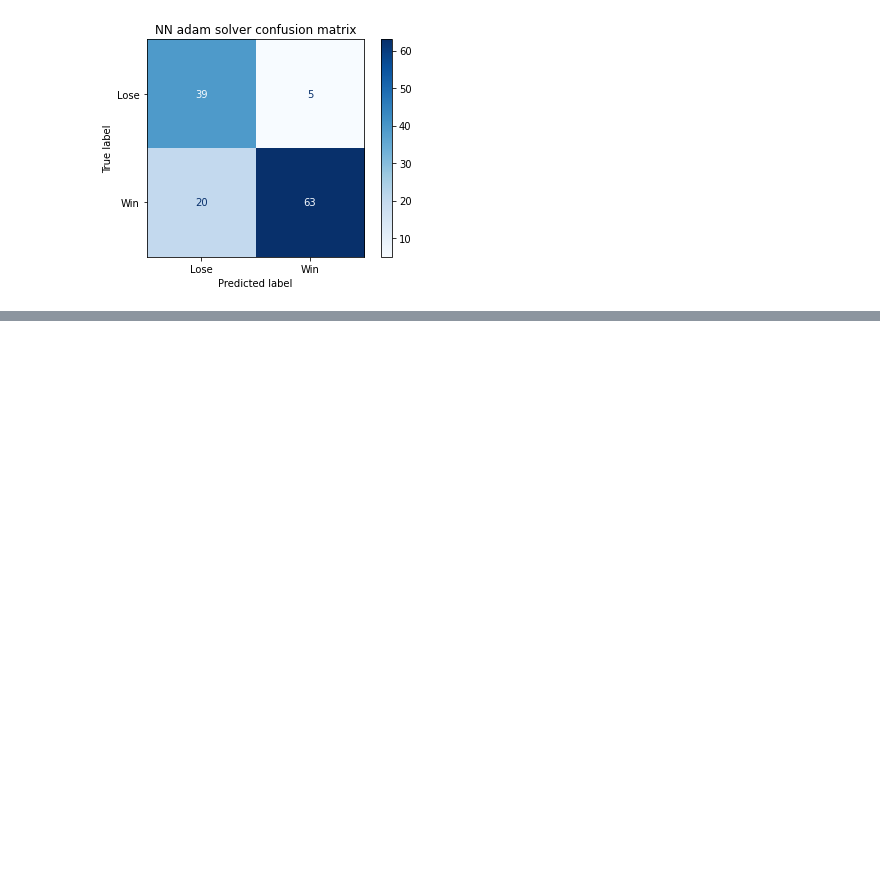
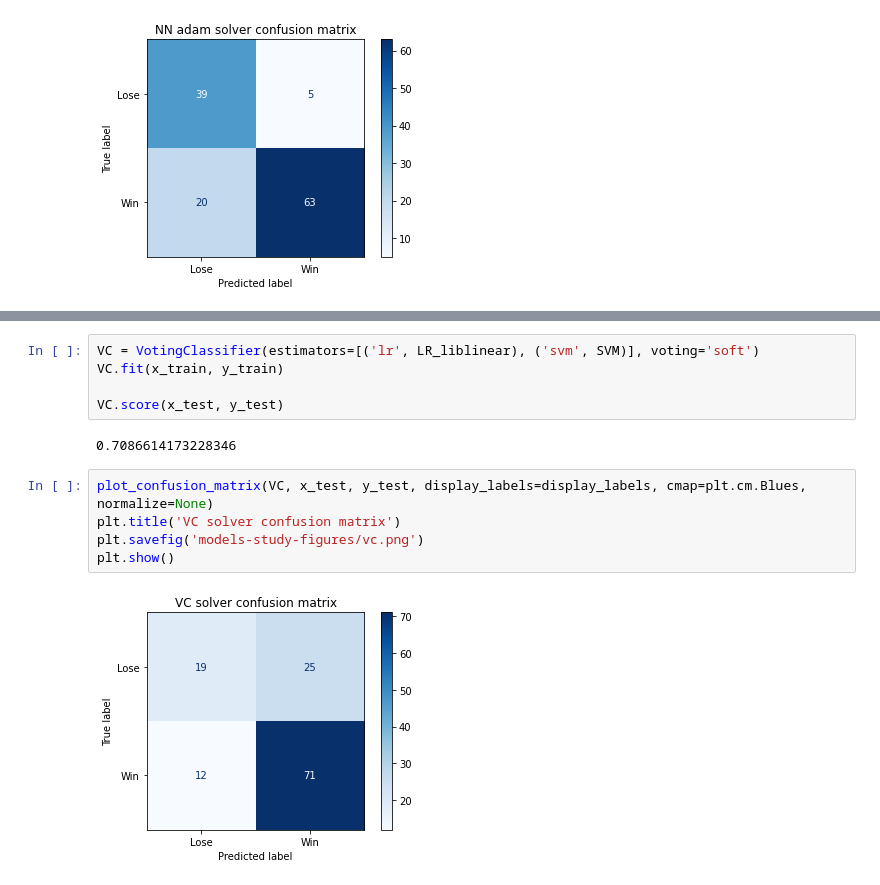
Before and after one commit to JoseRuizCasado/GamePredictionModelEvaluation, a Jupyter notebook: GamePrediction.ipynb, the cells around one changed output, grey strips where cells are left out. Drawn from its saved outputs; the diff is of its cells as text; blank space fills up the shorter version.

Commit message:
Voting Classifier added.

```diff
--- a/GamePrediction.ipynb
+++ b/GamePrediction.ipynb
@@ -339,0 +344,14 @@ plt.show()
+# %%
+VC = VotingClassifier(estimators=[('lr', LR_liblinear), ('svm', SVM)], voting='soft')
+VC.fit(x_train, y_train)
+
+VC.score(x_test, y_test)
+# %% [output]
+0.7086614173228346
+# %%
+plot_confusion_matrix(VC, x_test, y_test, display_labels=display_labels, cmap=plt.cm.Blues, normalize=None)
+plt.title('VC solver confusion matrix')
+plt.savefig('models-study-figures/vc.png')
+plt.show()
+# %% [output]
+[figure, added]
```
Also changed, not shown: parts of 1 cell of this notebook, 3 other files.
